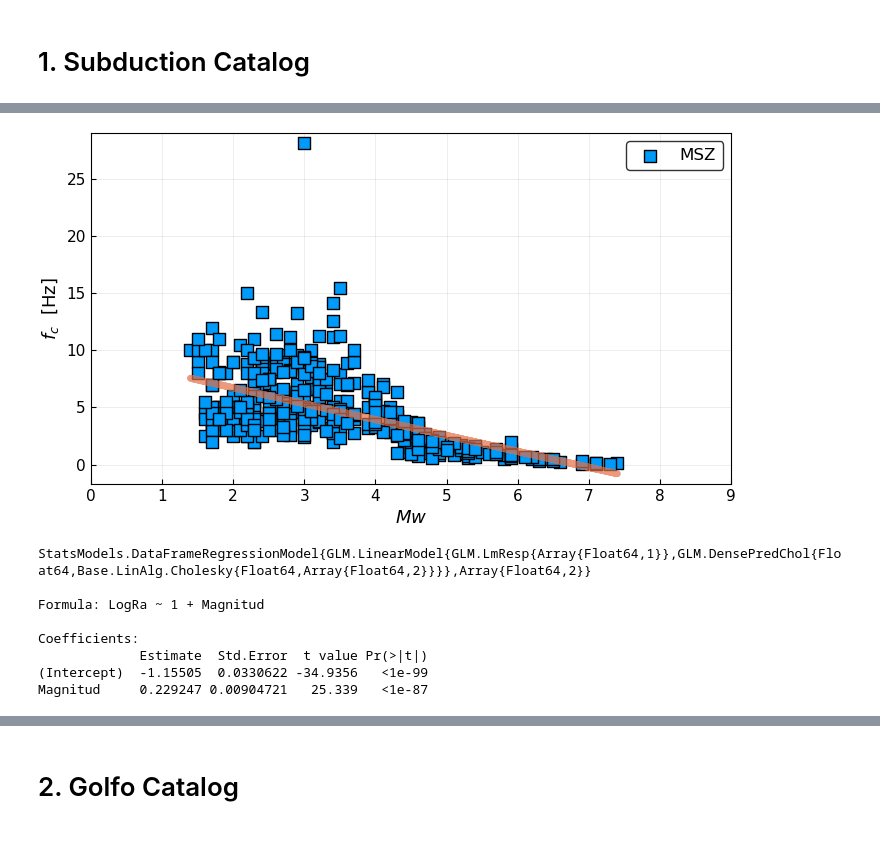
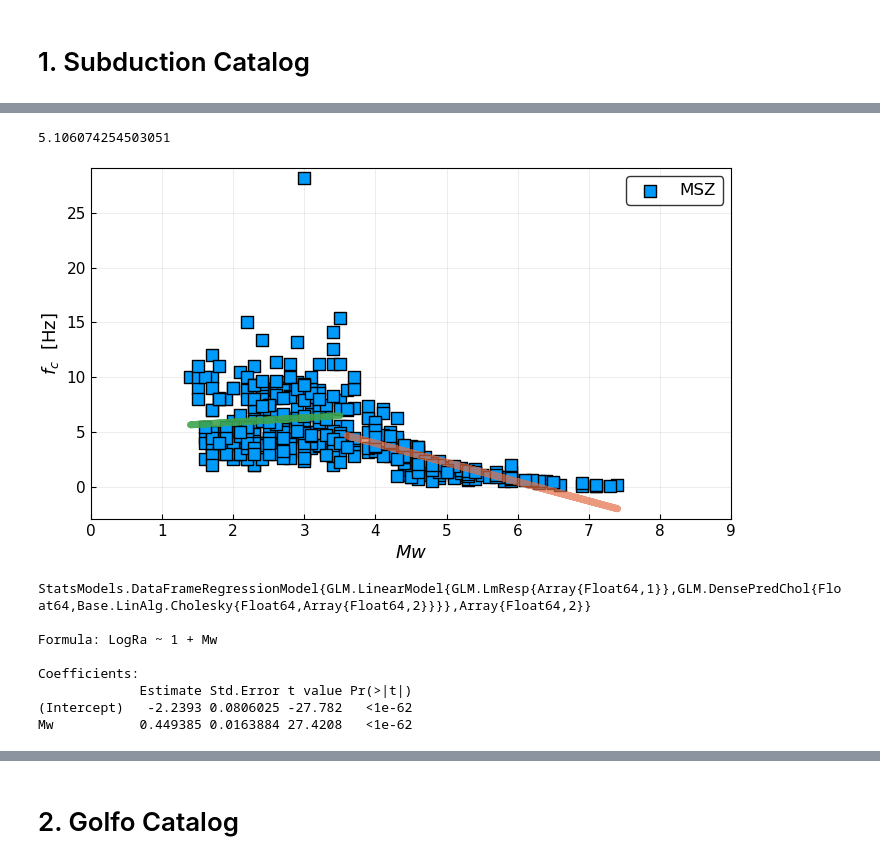
Before and after one commit to CGEOUNAM/MexicanEarthquakeDatabase, a Jupyter notebook: SubCatalog-Regression-Subplot.ipynb, the cells around one changed output, grey strips where cells are left out. Drawn from its saved outputs; the diff is of its cells as text; code cells hidden in the pictures.

```diff
--- a/SubCatalog-Regression-Subplot.ipynb
+++ b/SubCatalog-Regression-Subplot.ipynb
@@ -16,9 +17,9 @@ pyplot()
 # %% [output]
 Plots.PyPlotBackend()
 # %%
-DataGolfo = CSV.read("BMPF-14junio2017Golfo.csv");
-DataSUB = CSV.read("BMPF-14junio2017SUB.csv");
-DataTMVB = CSV.read("BMPF-14junio2017TMVB.csv");
+DataGolfo = CSV.read("BMPF-14junio2017GolfoNEW.csv");
+DataSUB = CSV.read("BMPF-14junio2017SUBNEW.csv");
+DataTMVB = CSV.read("BMPF-14junio2017TMVBNEW.csv");
 # %%
 display(DataGolfo)
 display(DataSUB)
@@ -84,6 +85,10 @@ SUB = DataSUB[find(.~ismissing.(DataSUB[:,:Fc_Hz])), :]; # Remove and Fc -->> NA
 TMVB = DataTMVB[find(.~ismissing.(DataTMVB[:,:Fc_Hz])),:]; # # Remove Fc -->> NA
 # %% [markdown]
 # 1. Subduction Catalog
+# %%
+# Magnitude Filter
+SUBMw = SUB[(SUB[:Mw]) .>=3.6,:]; #Mw >= 3.6
+SUBMw1 = SUB[(SUB[:Mw]) .<3.6,:]; #Mw < 3.6
 # %%
 sub = "MSZ";
 golf = "GBC";
@@ -102,6 +107,6 @@ Magnitud     -1.39428 0.0950758 -14.665   <1e-39
 # %%
 fMwfc(x)=coef(ReMwFc)[2] * x + coef(ReMwFc)[1];
 #x = collect(1:8);
-xMsf = SUB[:Mw];
+xMsf = SUBMw[:Mw];
 corrMsf = fMwfc(xMsf);
 #σ = coef(ReMwFc)[2];
@@ -108,12 +124,23 @@ corrMsf = fMwfc(xMsf);
+# %%
+coef(ReMwFc1)[1]
+# %% [output]
+5.106074254503051
+# %%
+fMwfc1(x)=coef(ReMwFc1)[2] * x + coef(ReMwFc1)[1];
+#x = collect(1:8);
+xMsf1 = SUBMw1[:Mw];
+corrMsf1 = fMwfc1(xMsf1);
+#σ = coef(ReMwFc)[2];
 # %%
 scatter((SUB[:Mw]),(SUB[:Fc_Hz]),m=(8,:rect),lab=sub,
     xlabel=L"$Mw$", ylabel=L"$f_{c}$  [Hz]",xlims=(0,9),xticks=(0:1:9),size=(700,400),box=:True,
 legendfont=Plots.font("Helvetica",12),
 xtickfont=Plots.font("Helvetica",11),
 ytickfont=Plots.font("Helvetica",11),
 guidefont=Plots.font("Helvetica",13))
 plot!(xMsf,corrMsf,linewidth=5,linealpha=0.7,lab="")
+plot!(xMsf1,corrMsf1,linewidth=5,linealpha=0.9,lab="")
 #plot!([corr corr],fillrange=[corr+σ,corr-σ],fillalpha=0.3,c=:orange,leg=false)
-#PyPlot.savefig("MwvsFc-Regress.pdf",dpi=400)
+#PyPlot.savefig("MwvsFc-RegressSUB.pdf",dpi=400)
 # %% [output]
-[figure, old version]
+[figure, new version]
@@ -120,14 +151,13 @@ plot!(xMsf,corrMsf,linewidth=5,linealpha=0.7,lab="")
 # %%
-SUB[:LogRa] = log10.(collect(skipmissing(SUB[:Radius_km])));
-ReMwRad = fit(LinearModel,@formula(LogRa ~ Mw),SUB)
+ReMwRad = fit(LinearModel,@formula(LogRa ~ Mw),SUBMw2)
 # %% [output]
 StatsModels.DataFrameRegressionModel{GLM.LinearModel{GLM.LmResp{Array{Float64,1}},GLM.DensePredChol{Float64,Base.LinAlg.Cholesky{Float64,Array{Float64,2}}}},Array{Float64,2}}
 
-Formula: LogRa ~ 1 + Magnitud
+Formula: LogRa ~ 1 + Mw
 
 Coefficients:
-             Estimate  Std.Error  t value Pr(>|t|)
-(Intercept)  -1.15505  0.0330622 -34.9356   <1e-99
-Magnitud     0.229247 0.00904721   25.339   <1e-87
+             Estimate Std.Error t value Pr(>|t|)
+(Intercept)   -2.2393 0.0806025 -27.782   <1e-62
+Mw           0.449385 0.0163884 27.4208   <1e-62
 # %%
 fMwRa(x)=coef(ReMwRad)[2] * x + coef(ReMwRad)[1];
```
Also changed, not shown: parts of 41 cells of this notebook, 2 other files.
